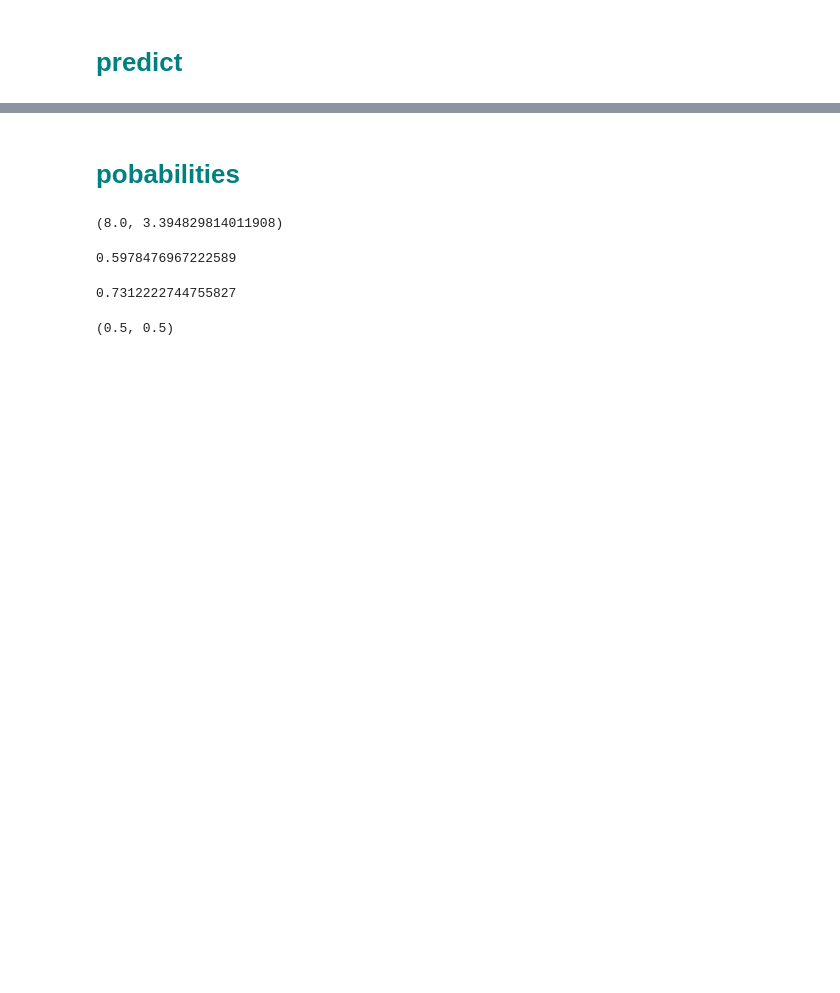
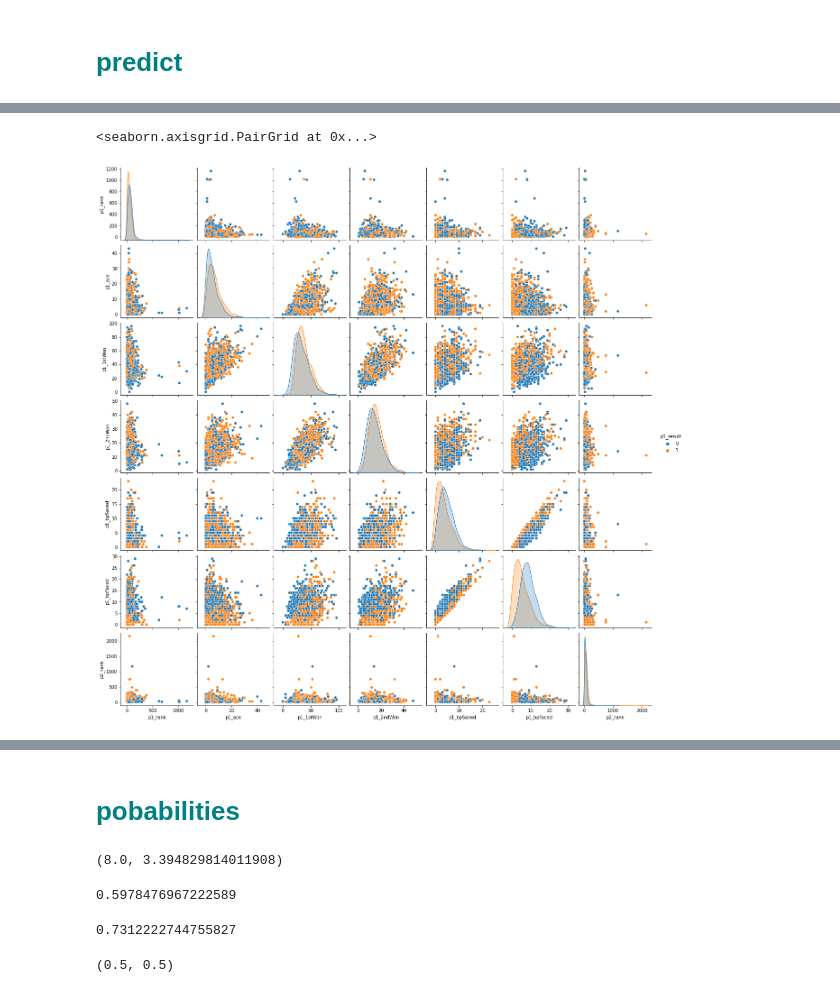
Before and after one commit to sandsmichael/bet, a Jupyter notebook: tennis.ipynb, the cells around one changed output, grey strips where cells are left out. Cells and saved outputs as stored; diff of their text form; code cells hidden in the pictures; blank space fills up the shorter version.

```diff
--- a/tennis.ipynb
+++ b/tennis.ipynb
@@ -194,3 +255,12 @@ df = df[[
+# %%
+sns.pairplot(df[[
+'p1_result',
+'p1_rank','p1_ace','p1_1stWon', 'p1_2ndWon','p1_bpSaved', 'p1_bpFaced',
+'p2_rank',
+]], hue="p1_result")
+# %% [output]
+<seaborn.axisgrid.PairGrid at 0x...>
+[figure, added]
 # %%
 learnloop.learn(df)
 # %% [output]
```
Also changed, not shown: parts of 19 cells of this notebook, 4 other files.
